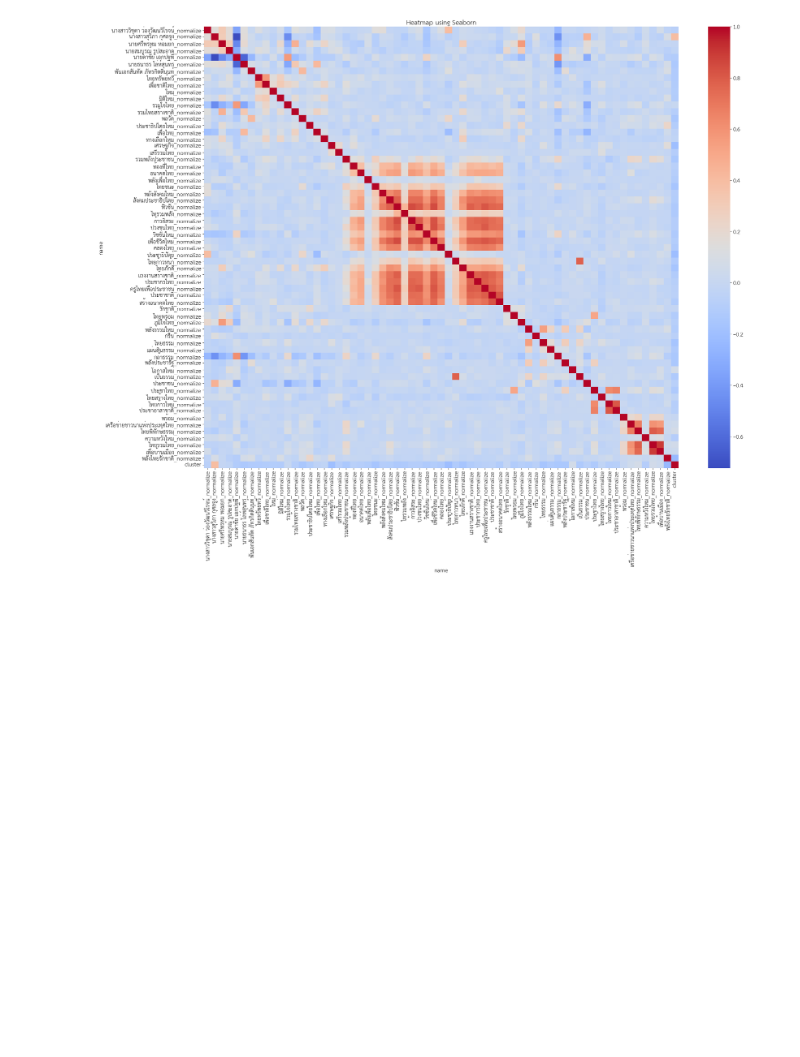
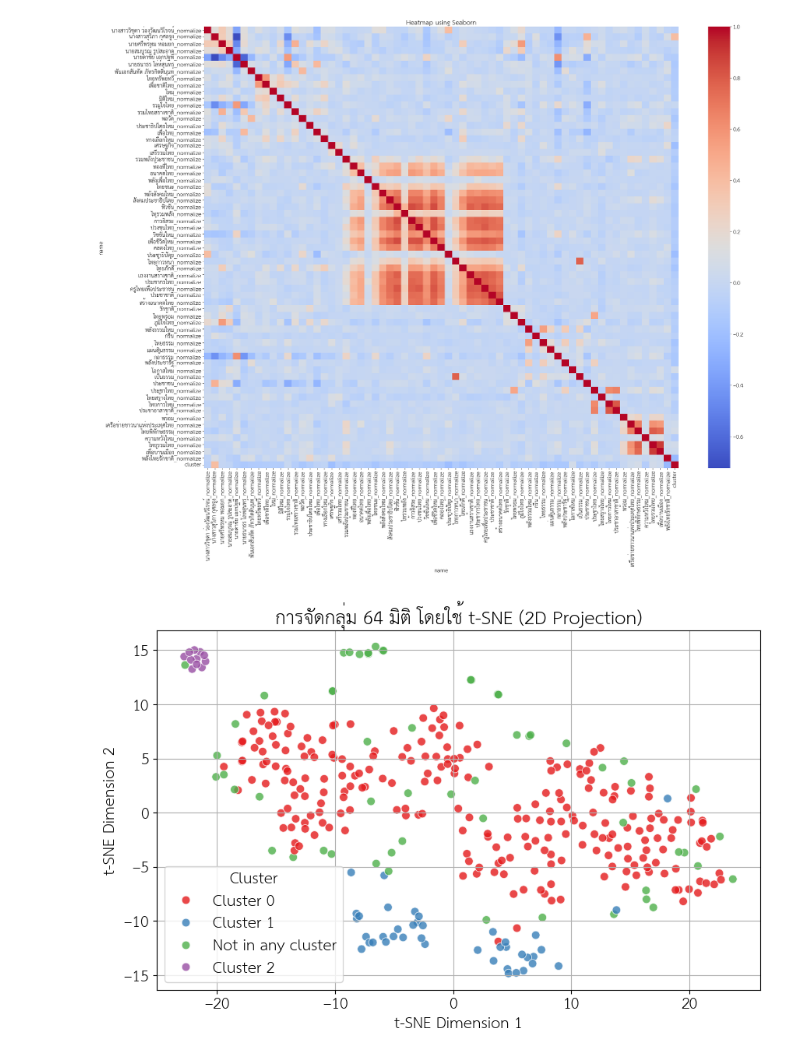
Before and after one commit to PhoengZ/lampang-area2-analyze, a Jupyter notebook: phao-analyze/clustering.ipynb, the cells around one changed output. Drawn from its saved outputs; the diff is of its cells as text; code cells hidden in the pictures; blank space fills up the shorter version.

Commit message:
Update DBScan with tsne dimension reduction

```diff
--- a/phao-analyze/clustering.ipynb
+++ b/phao-analyze/clustering.ipynb
@@ -311,3 +312,24 @@ plt.title("Heatmap using Seaborn")
 plt.show()
 # %% [output]
 [figure]
+# %%
+tsne = TSNE(n_components=2, perplexity=30, random_state=1)
+df_tsne = tsne.fit_transform(df_final[norm_cols])
+# %%
+cluster2name = {
+    -1: "Not in any cluster",
+    0: "Cluster 0",
+    1: "Cluster 1",
+    2: "Cluster 2",
+}
+plt.figure(figsize=(10, 6))
+sns.scatterplot(x=df_tsne[:, 0], y=df_tsne[:, 1], hue=df_final['cluster'].map(cluster2name), palette='Set1', s=60, alpha=0.8)
+
+plt.title('การจัดกลุ่ม 64 มิติ โดยใช้ t-SNE (2D Projection)')
+plt.xlabel('t-SNE Dimension 1')
+plt.ylabel('t-SNE Dimension 2')
+plt.legend(title='Cluster')
+plt.grid(True)
+plt.show()
+# %% [output]
+[figure, added]
```
Also changed, not shown: parts of 1 cell of this notebook.
